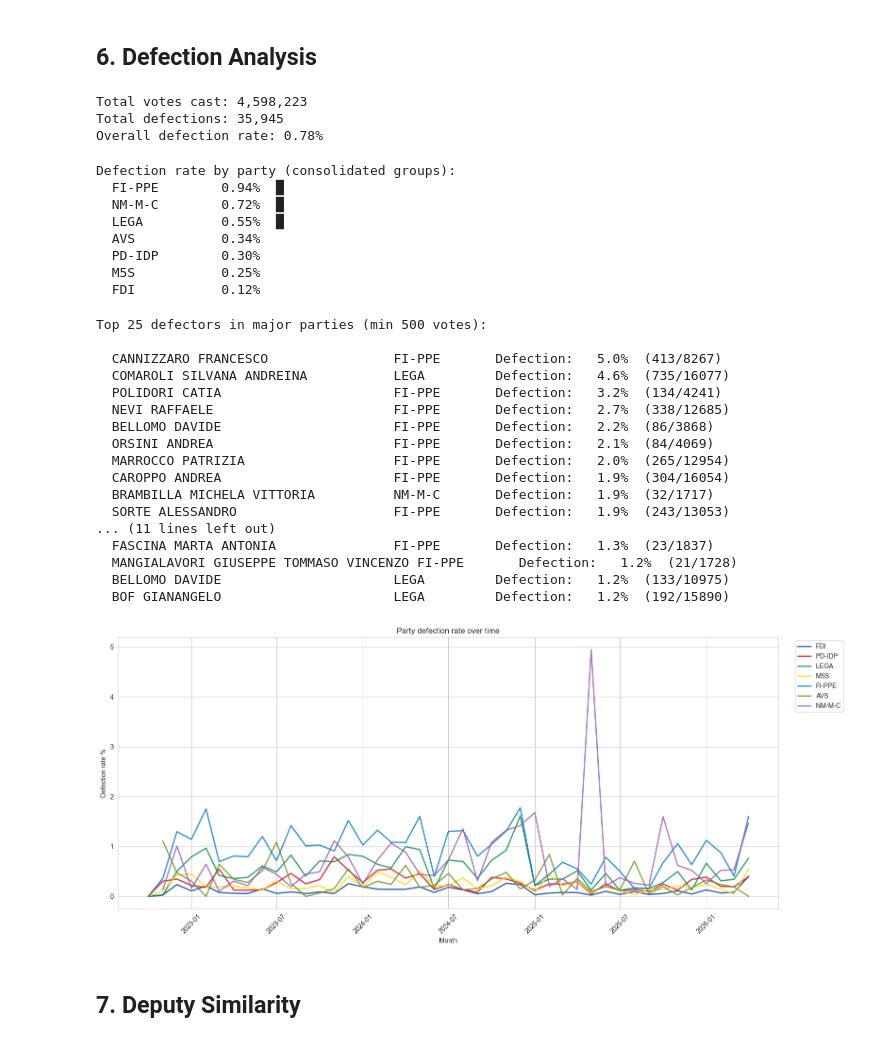
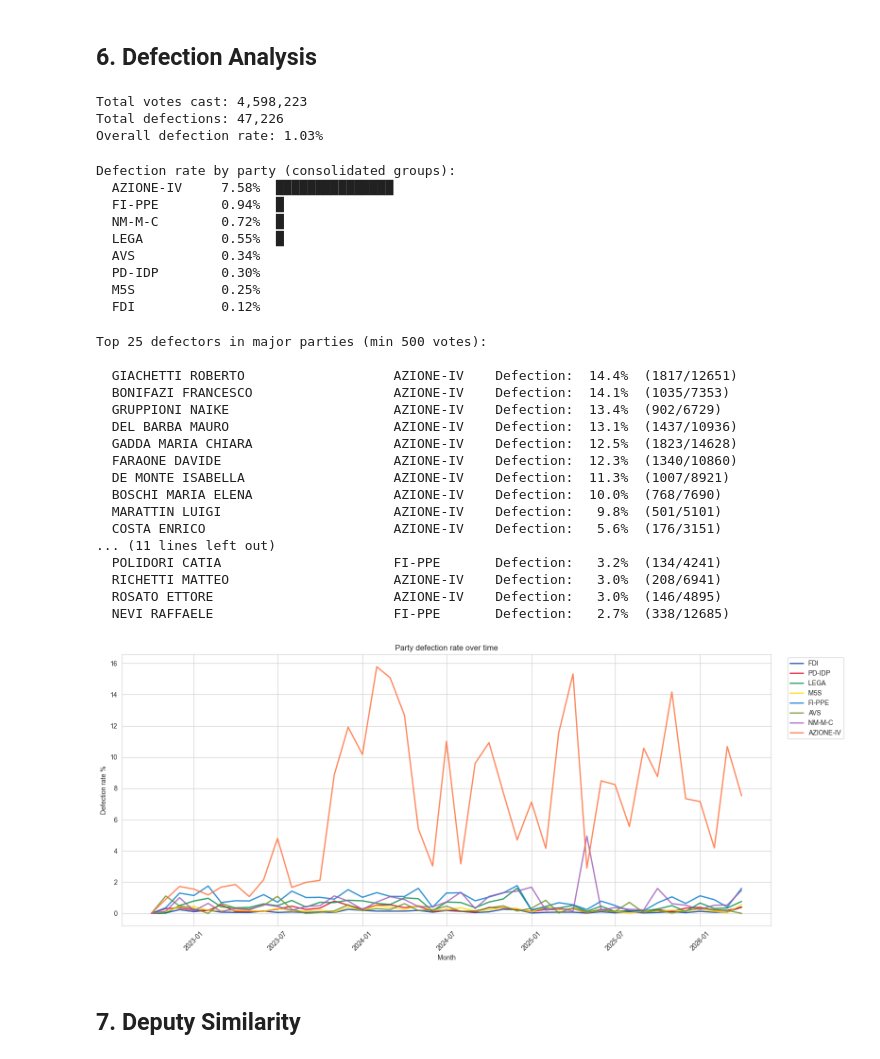
Before and after one commit to LucyMoto/italian-parliament-analysis, a Jupyter notebook: notebooks/explore.ipynb, the cells around one changed output. Drawn from its saved outputs; the diff is of its cells as text; code cells hidden in the pictures.

```diff
--- a/notebooks/explore.ipynb
+++ b/notebooks/explore.ipynb
@@ -378,13 +388,13 @@ print(
 print('=' * 90)
 
 for group in available_groups:
-    subset = rice_by_pv[rice_by_pv['group'] == group]
+    subset = rice_by_pv[rice_by_pv['group_clean'] == group]
     worst = subset.nsmallest(5, 'rice')
     print(f'\n{group}:')
     for _, row in worst.iterrows():
         vr = df[df['vote_id'] == row['vote_id']]
         vi = vr.iloc[0]
-        pr = vr[vr['group'] == group]
+        pr = vr[vr['group_clean'] == group]
         n_v = pr['voted'].sum()
         n_t = len(pr)
         desc = vi.get('description', '') or vi.get('title', '')
@@ -412,17 +421,0 @@ PD-IDP:
-# %%
-# Cohesion: substantive votes vs all votes
-df_sub_valid = df_voted_valid[df_voted_valid['is_substantive']].copy()
-
-rice_sub = (
-    df_sub_valid.groupby(['group', 'vote_id'])['vote_code']
-    .apply(rice_index).reset_index().rename(columns={'vote_code': 'rice'})
-)
-rice_sub_avg = rice_sub.groupby('group')['rice'].mean()
-
-print(f"{'Party':12s} {'All votes':>10s} {'Substantive':>12s} {'Diff':>8s}")
-print('-' * 45)
-for group in available_groups:
-    a = rice_avg.get(group, np.nan)
-    s = rice_sub_avg.get(group, np.nan)
-    d = s - a if not (np.isnan(a) or np.isnan(s)) else np.nan
-    print(f'  {group:12s} {a:8.3f}   {s:10.3f}  {d:+7.3f}')
@@ -469,14 +525,14 @@ df_maj_dated = df_major.dropna(subset=['date']).copy()
 df_maj_dated['year_month'] = df_maj_dated['date'].dt.to_period('M')
 
 att_monthly = (
-    df_maj_dated.groupby(['group', 'year_month'])
+    df_maj_dated.groupby(['group_clean', 'year_month'])
     .agg(total=('vote_code', 'count'), voted=('voted', 'sum')).reset_index()
 )
 att_monthly['pct'] = att_monthly['voted'] / att_monthly['total'] * 100
 
 fig, ax = plt.subplots(figsize=(16, 7))
 for group in available_groups:
-    s = att_monthly[att_monthly['group'] == group]
+    s = att_monthly[att_monthly['group_clean'] == group]
     ax.plot(s['year_month'].dt.to_timestamp(), s['pct'],
             label=group, color=PARTY_COLORS.get(group, '#999'), linewidth=2, alpha=0.8)
 ax.set_xlabel('Month')
@@ -553,13 +609,13 @@ KeyError: 'is_final_vote'
 df_voted_only = df[df['voted']].copy()
 
 party_majority = (
-    df_voted_only.groupby(['group', 'vote_id'])['vote_code']
+    df_voted_only.groupby(['group_clean', 'vote_id'])['vote_code']
     .agg(lambda x: x.mode().iloc[0] if len(x) > 0 else np.nan)
     .reset_index().rename(columns={'vote_code': 'party_line'})
 )
 
 df_def = df_voted_only.merge(
-    party_majority, on=['group', 'vote_id'], how='left')
+    party_majority, on=['group_clean', 'vote_id'], how='left')
 df_def['defected'] = df_def['vote_code'] != df_def['party_line']
 
 print(f"Total votes cast: {len(df_def):,}")
@@ -567,13 +623,13 @@ print(f"Total defections: {df_def['defected'].sum():,}")
 print(f"Overall defection rate: {df_def['defected'].mean()*100:.2f}%")
 # %% [output]
 Total votes cast: 4,598,223
-Total defections: 35,945
-Overall defection rate: 0.78%
+Total defections: 47,226
+Overall defection rate: 1.03%
 # %%
 # Defection rate by party
 pd_clean = (
-    df_def[df_def['group'].isin(available_groups)]
-    .groupby('group')
+    df_def[df_def['group_clean'].isin(available_groups)]
+    .groupby('group_clean')
     .agg(total_votes=('defected', 'count'), defections=('defected', 'sum'))
     .reset_index()
 )
@@ -584,9 +640,10 @@ pd_clean = pd_clean.sort_values('defection_pct', ascending=False)
 print('Defection rate by party (consolidated groups):')
 for _, r in pd_clean.iterrows():
     bar = '█' * int(r['defection_pct'] * 2)
-    print(f"  {r['group']:12s} {r['defection_pct']:5.2f}%  {bar}")
+    print(f"  {r['group_clean']:12s} {r['defection_pct']:5.2f}%  {bar}")
 # %% [output]
 Defection rate by party (consolidated groups):
+  AZIONE-IV     7.58%  ███████████████
   FI-PPE        0.94%  █
   NM-M-C        0.72%  █
   LEGA          0.55%  █
@@ -597,8 +654,8 @@ Defection rate by party (consolidated groups):
 # %%
 # Top defectors
 dd = (
-    df_def[df_def['group'].isin(available_groups)]
-    .groupby(['deputy_name', 'group'])
+    df_def[df_def['group_clean'].isin(available_groups)]
+    .groupby(['deputy_name', 'group_clean'])
     .agg(total_votes=('defected', 'count'), defections=('defected', 'sum'))
     .reset_index()
 )
@@ -608,54 +665,54 @@ dd_f = dd[dd['total_votes'] >= 500]
 print(f'Top 25 defectors in major parties (min 500 votes):')
 print()
 for _, r in dd_f.nlargest(25, 'defection_pct').iterrows():
-    print(f"  {r['deputy_name']:35s} {r['group']:12s} "
+    print(f"  {r['deputy_name']:35s} {r['group_clean']:12s} "
           f"Defection: {r['defection_pct']:5.1f}%  ({r['defections']:.0f}/{r['total_votes']:.0f})")
 # %% [output]
 Top 25 defectors in major parties (min 500 votes):
 
-  CANNIZZARO FRANCESCO                FI-PPE       Defection:   5.0%  (413/8267)
-  COMAROLI SILVANA ANDREINA           LEGA         Defection:   4.6%  (735/16077)
+  GIACHETTI ROBERTO                   AZIONE-IV    Defection:  14.4%  (1817/12651)
+  BONIFAZI FRANCESCO                  AZIONE-IV    Defection:  14.1%  (1035/7353)
+  GRUPPIONI NAIKE                     AZIONE-IV    Defection:  13.4%  (902/6729)
+  DEL BARBA MAURO                     AZIONE-IV    Defection:  13.1%  (1437/10936)
+  GADDA MARIA CHIARA                  AZIONE-IV    Defection:  12.5%  (1823/14628)
+  FARAONE DAVIDE                      AZIONE-IV    Defection:  12.3%  (1340/10860)
+  DE MONTE ISABELLA                   AZIONE-IV    Defection:  11.3%  (1007/8921)
+  BOSCHI MARIA ELENA                  AZIONE-IV    Defection:  10.0%  (768/7690)
+  MARATTIN LUIGI                      AZIONE-IV    Defection:   9.8%  (501/5101)
+  COSTA ENRICO                        AZIONE-IV    Defection:   5.6%  (176/3151)
+... (11 lines left out)
   POLIDORI CATIA                      FI-PPE       Defection:   3.2%  (134/4241)
+  RICHETTI MATTEO                     AZIONE-IV    Defection:   3.0%  (208/6941)
+  ROSATO ETTORE                       AZIONE-IV    Defection:   3.0%  (146/4895)
   NEVI RAFFAELE                       FI-PPE       Defection:   2.7%  (338/12685)
-  BELLOMO DAVIDE                      FI-PPE       Defection:   2.2%  (86/3868)
-  ORSINI ANDREA                       FI-PPE       Defection:   2.1%  (84/4069)
-  MARROCCO PATRIZIA                   FI-PPE       Defection:   2.0%  (265/12954)
-  CAROPPO ANDREA                      FI-PPE       Defection:   1.9%  (304/16054)
-  BRAMBILLA MICHELA VITTORIA          NM-M-C       Defection:   1.9%  (32/1717)
-  SORTE ALESSANDRO                    FI-PPE       Defection:   1.9%  (243/13053)
-... (11 lines left out)
-  FASCINA MARTA ANTONIA               FI-PPE       Defection:   1.3%  (23/1837)
-  MANGIALAVORI GIUSEPPE TOMMASO VINCENZO FI-PPE       Defection:   1.2%  (21/1728)
-  BELLOMO DAVIDE                      LEGA         Defection:   1.2%  (133/10975)
-  BOF GIANANGELO                      LEGA         Defection:   1.2%  (192/15890)
 # %%
 # Defection over time
 df_def_dated = df_def.dropna(subset=['date']).copy()
 df_def_dated['year_month'] = df_def_dated['date'].dt.to_period('M')
 
 def_monthly = (
-    df_def_dated[df_def_dated['group'].isin(available_groups)]
-    .groupby(['group', 'year_month'])
+    df_def_dated[df_def_dated['group_clean'].isin(available_groups)]
+    .groupby(['group_clean', 'year_month'])
     .agg(total=('defected', 'count'), defections=('defected', 'sum')).reset_index()
 )
 def_monthly['pct'] = def_monthly['defections'] / def_monthly['total'] * 100
 
 fig, ax = plt.subplots(figsize=(16, 7))
 for group in available_groups:
-    s = def_monthly[def_monthly['group'] == group]
+    s = def_monthly[def_monthly['group_clean'] == group]
     if len(s) == 0:
         continue
     ax.plot(s['year_month'].dt.to_timestamp(), s['pct'],
             label=group, color=PARTY_COLORS.get(group, '#999'), linewidth=2, alpha=0.8)
 ax.set_xlabel('Month')
 ax.set_ylabel('Defection rate %')
 ax.set_title('Party defection rate over time')
 ax.legend(bbox_to_anchor=(1.02, 1), loc='upper left')
 plt.xticks(rotation=45)
 plt.tight_layout()
 plt.show()
 # %% [output]
-[figure, old version]
+[figure, new version]
 # %% [markdown]
 ## 7. Deputy Similarity
 # %%
```
Also changed, not shown: parts of 23 cells of this notebook.
